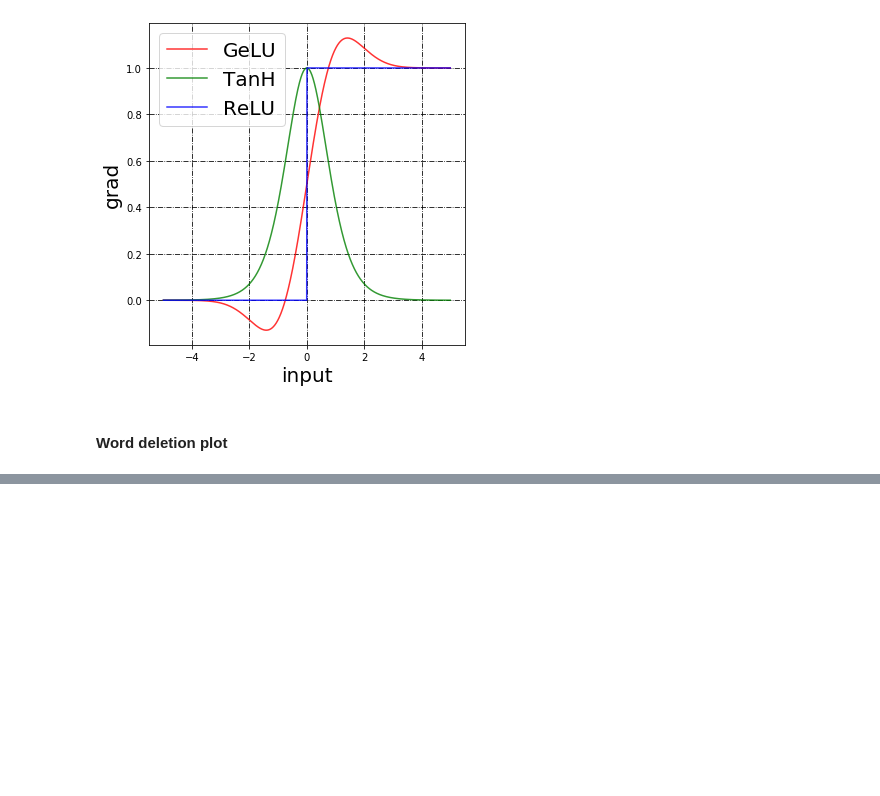
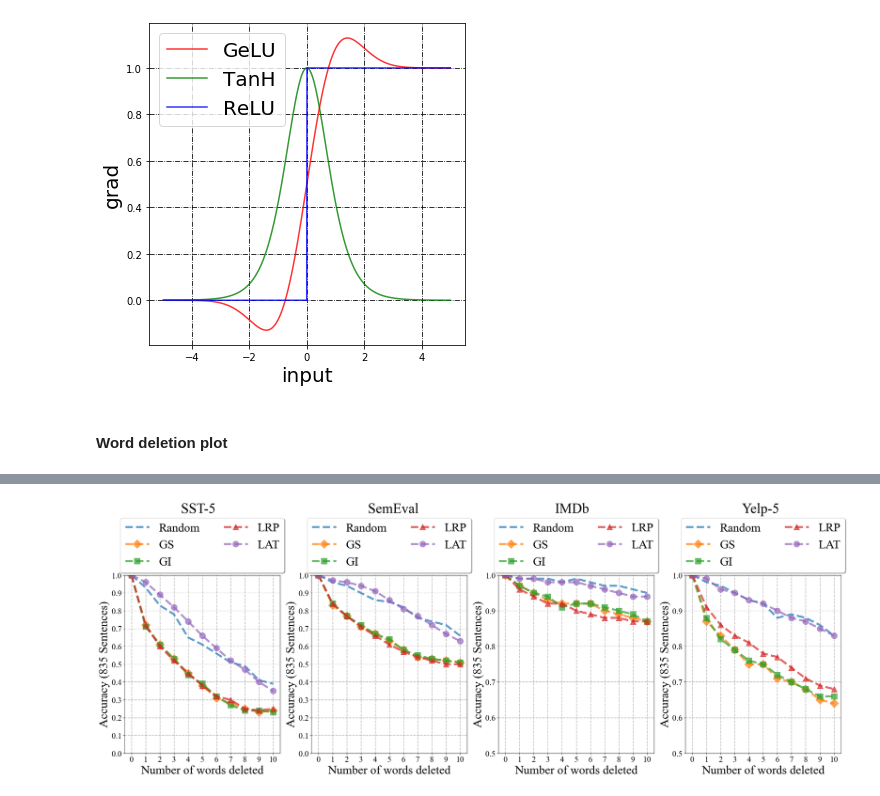
Before and after one commit to frankaging/BERT-LRP, a Jupyter notebook: code/notebook/plots_scripts.ipynb, the cells around one changed output, grey strips where cells are left out. Cells and saved outputs as stored; diff of their text form; code cells hidden in the pictures; blank space fills up the shorter version.

Commit message:
add in plot

```diff
--- a/code/notebook/plots_scripts.ipynb
+++ b/code/notebook/plots_scripts.ipynb
@@ -71,0 +77,4 @@ act_func_plot(x, {"GeLU": gelu_y_grad, "TanH": tanh_y_grad, "ReLU": relu_y_grad}
+# %%
+word_deletion_tsv_path = "~/Downloads/word-deletion-correct.tsv"
+# %%
+word_deletion_df = pd.read_csv(word_deletion_tsv_path, sep="\t")
@@ -71,0 +147,4 @@ act_func_plot(x, {"GeLU": gelu_y_grad, "TanH": tanh_y_grad, "ReLU": relu_y_grad}
+# %%
+plot_word_deletion(word_deletion_df)
+# %% [output]
+[figure, added]
```
Also changed, not shown: parts of 3 cells of this notebook.
